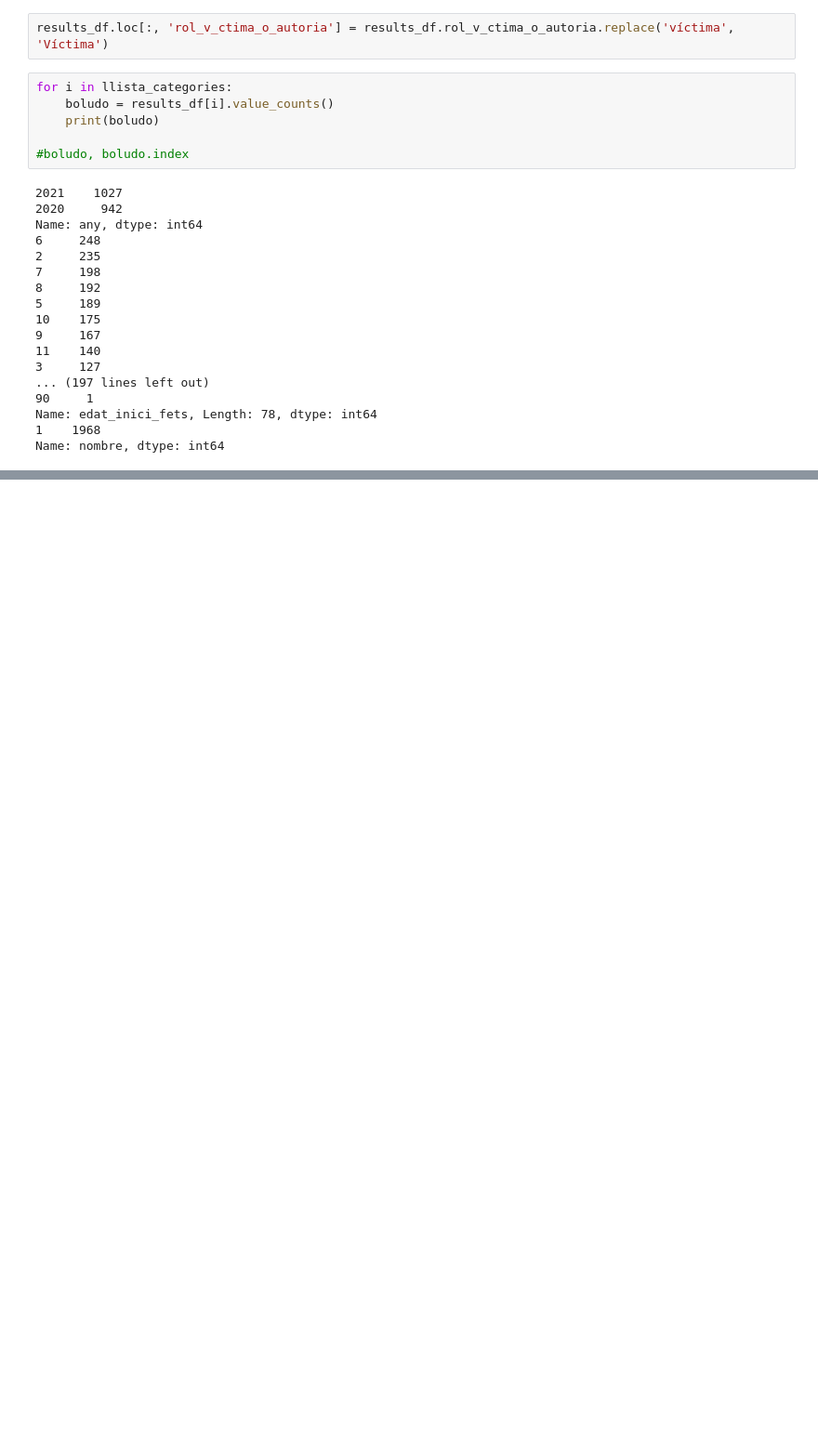
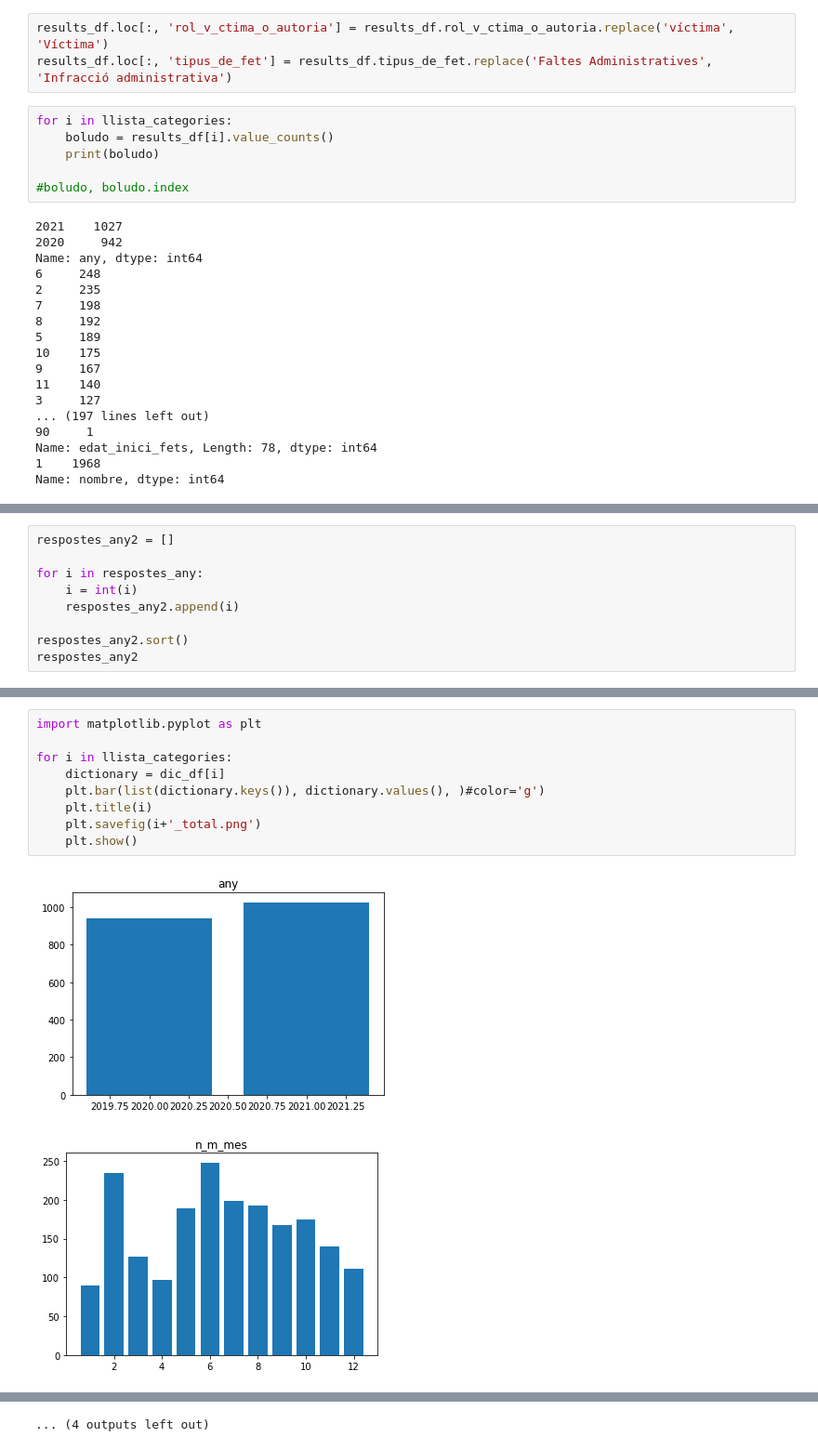
Before and after one commit to robedamo/data_analysis_project, a Jupyter notebook: Chaky/Chaky_Police.ipynb, the cells around one changed output, grey strips where cells are left out. Shown: that part at 93% size. Saved outputs shown, nothing was run; the diff lists cells and outputs as text; blank space fills up the shorter version.

```diff
--- a/Chaky/Chaky_Police.ipynb
+++ b/Chaky/Chaky_Police.ipynb
@@ -212,6 +212,7 @@ print(newlist)
 #### SOLUCIONES A TYPOS
 # %%
 results_df.loc[:, 'rol_v_ctima_o_autoria'] = results_df.rol_v_ctima_o_autoria.replace('víctima', 'Víctima')
+results_df.loc[:, 'tipus_de_fet'] = results_df.tipus_de_fet.replace('Faltes Administratives', 'Infracció administrativa')
 # %%
 for i in llista_categories:
     boludo = results_df[i].value_counts()
@@ -280,0 +260,9 @@ any_dic
+# %%
+respostes_any2 = []
+
+for i in respostes_any:
+    i = int(i)
+    respostes_any2.append(i)
+
+respostes_any2.sort()
+respostes_any2
@@ -280,0 +337,12 @@ any_dic
+# %%
+import matplotlib.pyplot as plt
+
+for i in llista_categories:
+    dictionary = dic_df[i]
+    plt.bar(list(dictionary.keys()), dictionary.values(), )#color='g')
+    plt.title(i)
+    plt.savefig(i+'_total.png')
+    plt.show()
+# %% [output]
+[figure, added]
+[figure, added]
@@ -280,0 +359 @@ any_dic
+... (4 outputs left out)
```
Also changed, not shown: parts of 5 cells of this notebook, 34 other files.
